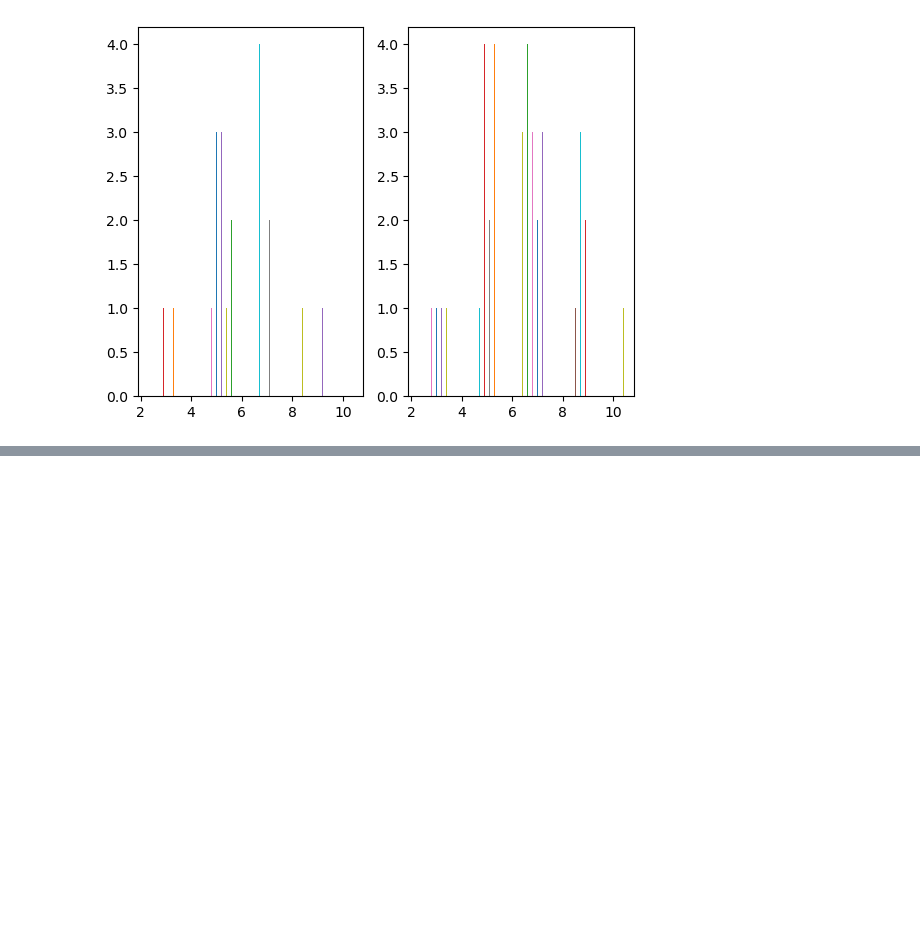
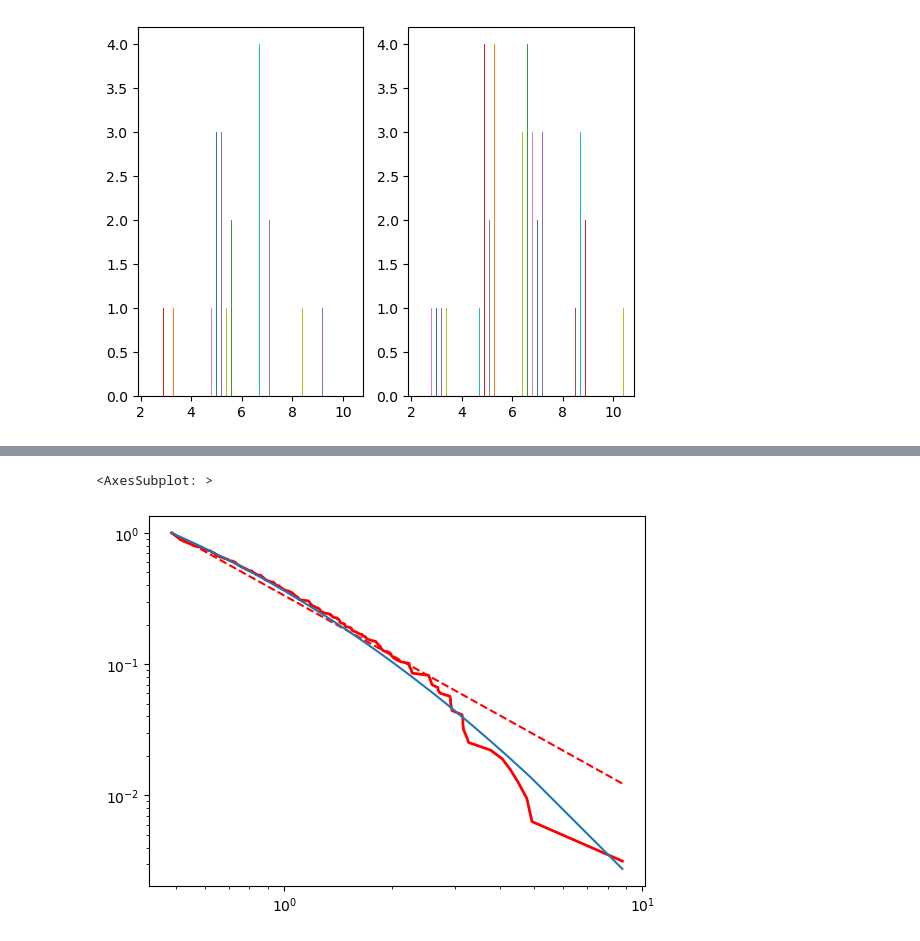
Before and after one commit to Victor-Le-Coz/secured_interbank_network_public, a Jupyter notebook: emp_analysis.ipynb, the cells around one changed output, grey strips where cells are left out. Saved outputs shown, nothing was run; the diff lists cells and outputs as text; code cells hidden in the pictures; blank space fills up the shorter version.

```diff
--- a/emp_analysis.ipynb
+++ b/emp_analysis.ipynb
@@ -170,0 +192,7 @@ for  i in range(10):
+# %%
+fig2 = fit.plot_ccdf(color = "r", linewidth = 2)
+fit.power_law.plot_ccdf(color = "r", linestyle = "--", ax = fig2)
+fit.lognormal.plot_ccdf(ax=fig2)
+# %% [output]
+<AxesSubplot: >
+[figure, added]
```
Also changed, not shown: parts of 9 cells of this notebook, 10 other files.
